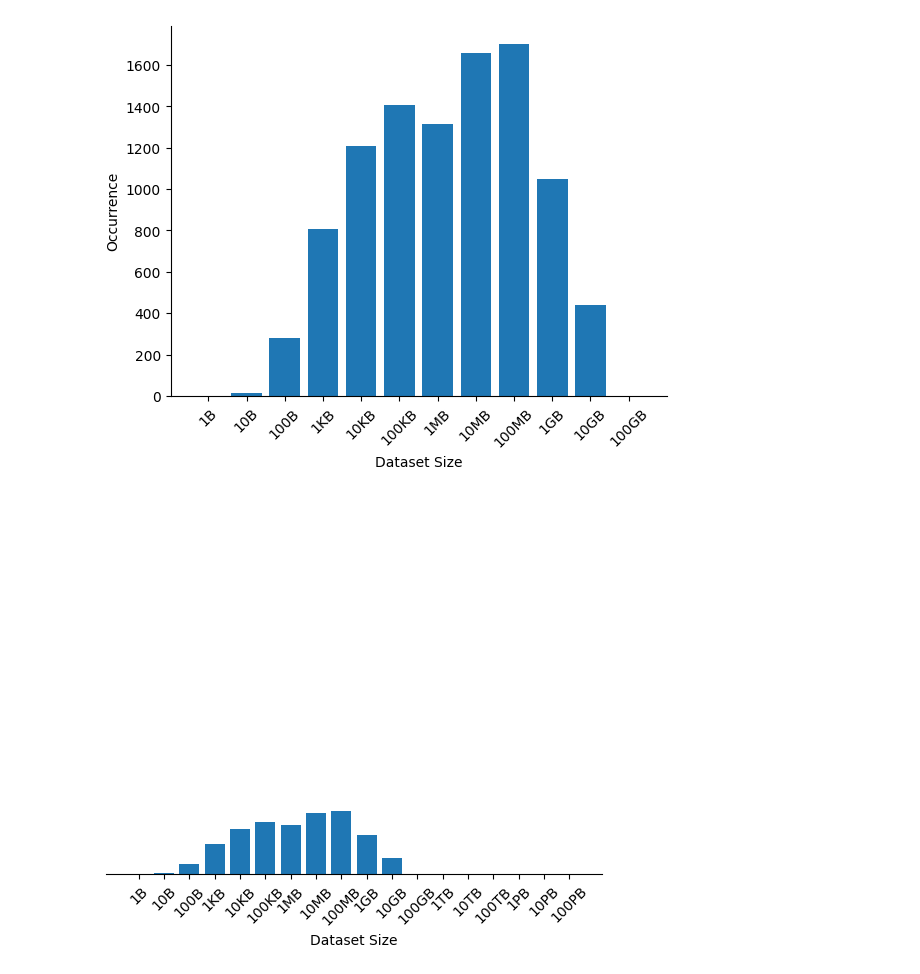
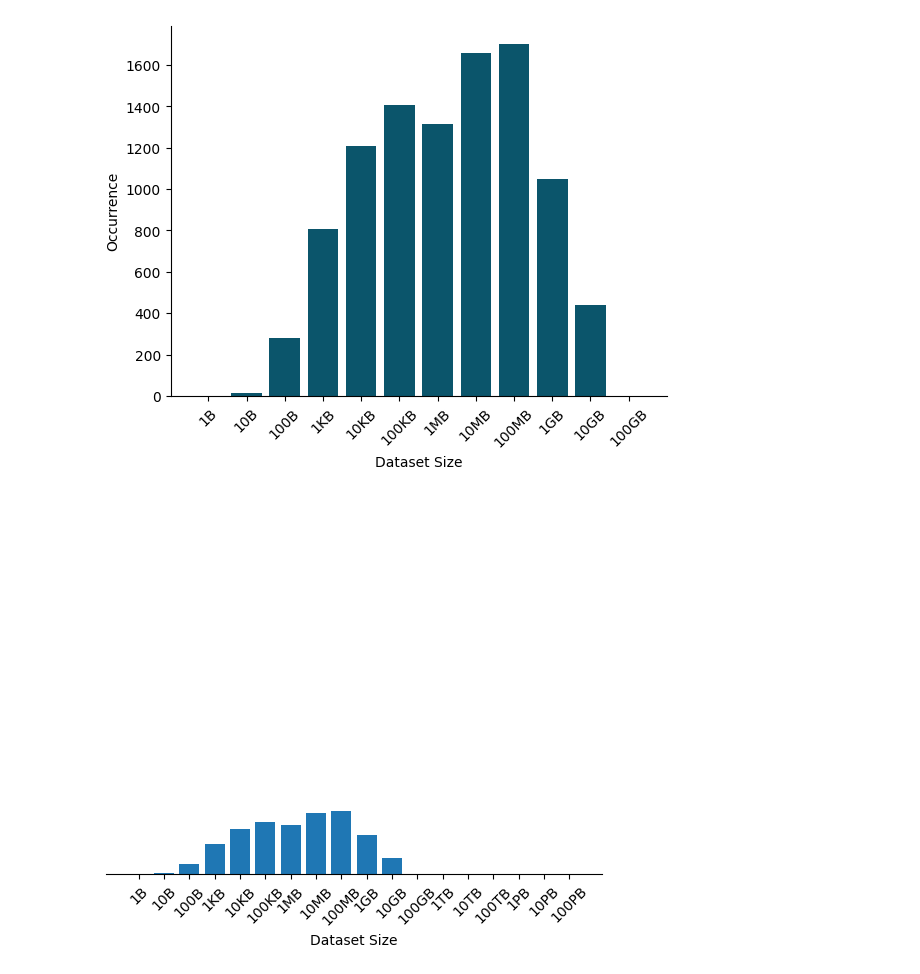
Before and after one commit to ognis1205/ossj-scripts, a Jupyter notebook: python/notebook/histgram.ipynb, the cells around one changed output. Cells and saved outputs as stored; diff of their text form; code cells hidden in the pictures.

```diff
--- a/python/notebook/histgram.ipynb
+++ b/python/notebook/histgram.ipynb
@@ -1,33 +1,33 @@
 # %%
 import numpy as np
 import matplotlib.pyplot as plt
 
 bs = [
     '1B', '10B', '100B',
     '1KB', '10KB', '100KB',
     '1MB', '10MB', '100MB',
     '1GB', '10GB', '100GB',
 ]
 
 with open('../data/datasize_units.txt', 'r') as input:
     ds = [l.strip() for l in input.readlines()]
     ls, cs = np.unique(ds, return_counts=True)
     ys = [0] * 12
 
     for l, c in zip(ls, cs):
         ys[bs.index(l)] = c
     ts = range(len(ys))
 
     fig = plt.figure()
-    plt.bar(bs, ys)
+    plt.bar(bs, ys, color='#0B556B')
     plt.gca().spines['right'].set_visible(False)
     plt.gca().spines['top'].set_visible(False)
     plt.xlabel("Dataset Size")
     plt.ylabel("Occurrence")
     plt.xticks(ts, bs, rotation=45)
     fig.savefig('../figure/datasize_units.png', bbox_inches='tight')
 # %% [output]
-[figure, old version]
+[figure, new version]
 # %%
 bs = [
     '1B', '10B', '100B',
```
Also changed, not shown: parts of 1 cell of this notebook, 2 other files.
